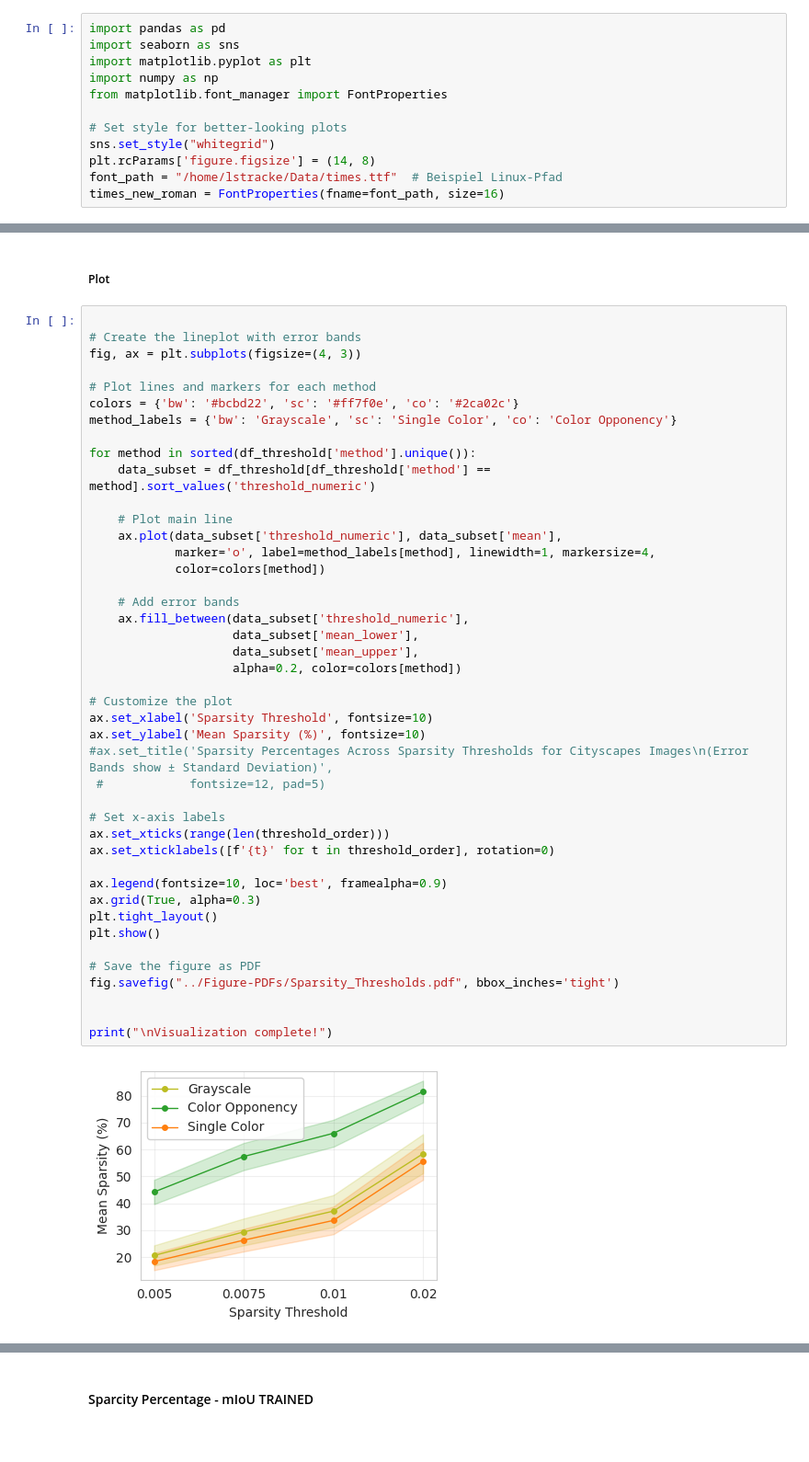
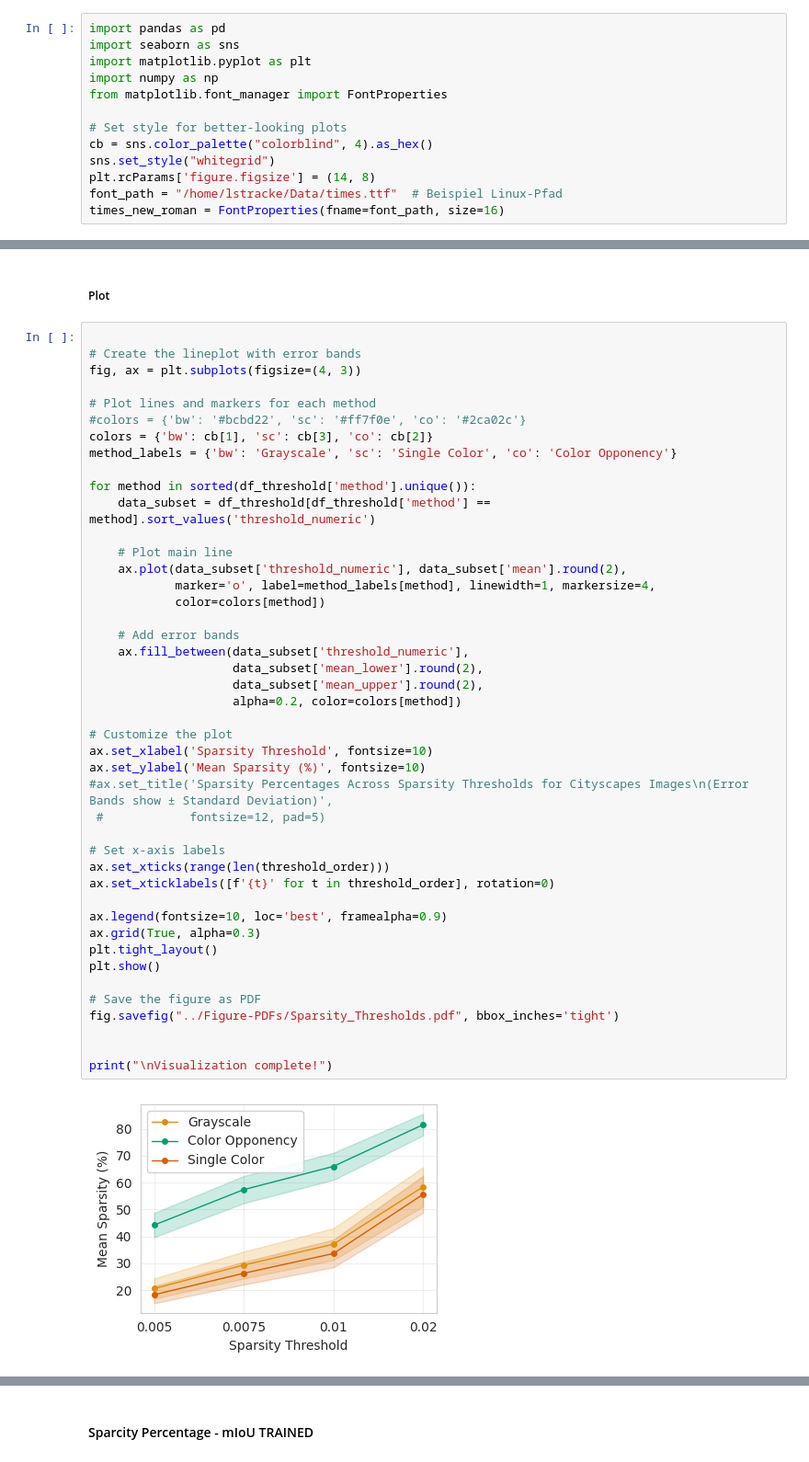
Before and after one commit to LiaNimmermann/Visualization-Notebooks, a Jupyter notebook: Data-Visualization/Paper_plots.ipynb, the cells around one changed output, grey strips where cells are left out. Shown at 92% size. Drawn from its saved outputs; the diff is of its cells as text.

```diff
--- a/Data-Visualization/Paper_plots.ipynb
+++ b/Data-Visualization/Paper_plots.ipynb
@@ -6,6 +6,7 @@ import numpy as np
 from matplotlib.font_manager import FontProperties
 
 # Set style for better-looking plots
+cb = sns.color_palette("colorblind", 4).as_hex()
 sns.set_style("whitegrid")
 plt.rcParams['figure.figsize'] = (14, 8)
 font_path = "/home/lstracke/Data/times.ttf"  # Beispiel Linux-Pfad
@@ -64,45 +65,46 @@ Thresholds: [0.02   0.01   0.0075 0.005 ]
 fig, ax = plt.subplots(figsize=(4, 3))
 
 # Plot lines and markers for each method
-colors = {'bw': '#bcbd22', 'sc': '#ff7f0e', 'co': '#2ca02c'}
+#colors = {'bw': '#bcbd22', 'sc': '#ff7f0e', 'co': '#2ca02c'}
+colors = {'bw': cb[1], 'sc': cb[3], 'co': cb[2]}
 method_labels = {'bw': 'Grayscale', 'sc': 'Single Color', 'co': 'Color Opponency'}
 
 for method in sorted(df_threshold['method'].unique()):
     data_subset = df_threshold[df_threshold['method'] == method].sort_values('threshold_numeric')
 
     # Plot main line
-    ax.plot(data_subset['threshold_numeric'], data_subset['mean'],
+    ax.plot(data_subset['threshold_numeric'], data_subset['mean'].round(2),
             marker='o', label=method_labels[method], linewidth=1, markersize=4,
             color=colors[method])
 
     # Add error bands
     ax.fill_between(data_subset['threshold_numeric'],
-                    data_subset['mean_lower'],
-                    data_subset['mean_upper'],
+                    data_subset['mean_lower'].round(2),
+                    data_subset['mean_upper'].round(2),
                     alpha=0.2, color=colors[method])
 
 # Customize the plot
 ax.set_xlabel('Sparsity Threshold', fontsize=10)
 ax.set_ylabel('Mean Sparsity (%)', fontsize=10)
 #ax.set_title('Sparsity Percentages Across Sparsity Thresholds for Cityscapes Images\n(Error Bands show ± Standard Deviation)',
  #            fontsize=12, pad=5)
 
 # Set x-axis labels
 ax.set_xticks(range(len(threshold_order)))
 ax.set_xticklabels([f'{t}' for t in threshold_order], rotation=0)
 
 ax.legend(fontsize=10, loc='best', framealpha=0.9)
 ax.grid(True, alpha=0.3)
 plt.tight_layout()
 plt.show()
 
 # Save the figure as PDF
 fig.savefig("../Figure-PDFs/Sparsity_Thresholds.pdf", bbox_inches='tight')
 
 
 print("\nVisualization complete!")
 # %% [output]
-[figure, old version]
+[figure, new version]
 Visualization complete!
 # %% [markdown]
 #### Sparcity Percentage - mIoU TRAINED
```
Also changed, not shown: parts of 10 cells of this notebook, 50 other files.
